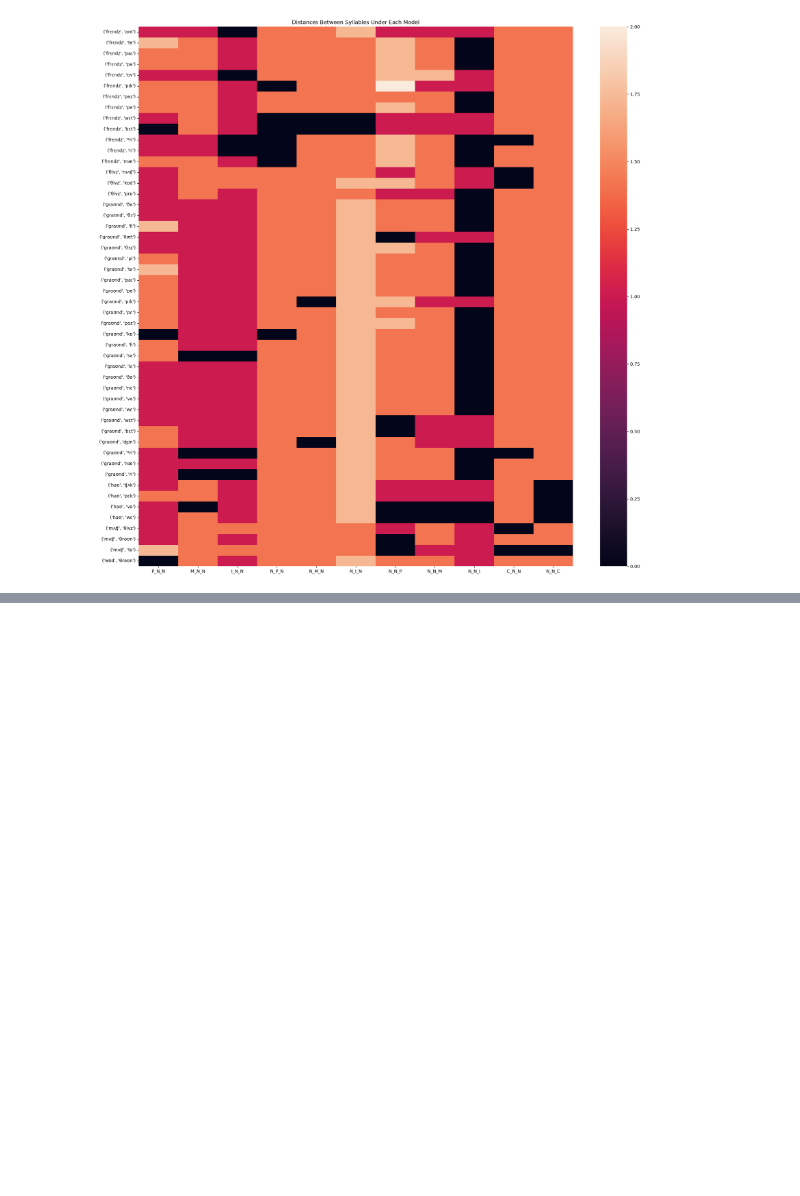
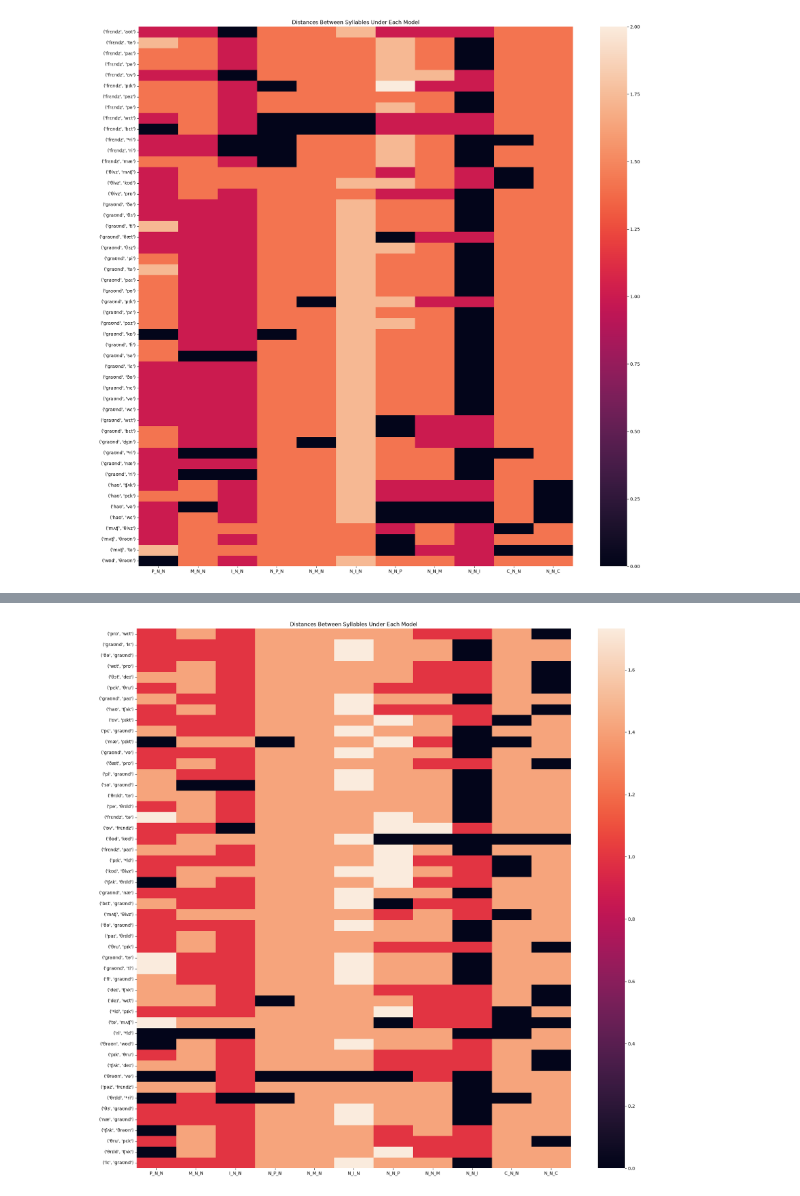
Before and after one commit to AmandaGiselleLily/TongueTwister, a Jupyter notebook: Analysis/syllable_pairs.ipynb, the cells around one changed output, grey strips where cells are left out. Saved outputs shown, nothing was run; the diff lists cells and outputs as text; code cells hidden in the pictures; blank space fills up the shorter version.

Commit message:
pairs target files

```diff
--- a/Analysis/syllable_pairs.ipynb
+++ b/Analysis/syllable_pairs.ipynb
@@ -345 +345,17 @@ for i in range(len(promising_samples)):
 ... (9 outputs left out)
+# %%
+import csv
+buckaroo = [('prɒ', 'wɛt'), ('ɡraʊnd', 'lɛ'), ('ðə', 'ɡraʊnd'), ('wɛt', 'prɒ'), ('θɔt', 'deɪ'), ('pɛk', 'θru'), ('ɡraʊnd', 'paɪ'), ('haʊ', 'ʧʌk'), ('ɒv', 'pɪkt'), ('pɛ', 'ɡraʊnd'), ('mæ', 'pɪkt'), ('ɡraʊnd', 'və'), ('ðæt', 'prɒ'), ('pi', 'ɡraʊnd'), ('sə', 'ɡraʊnd'), ('θrɪld', 'tə'), ('pə', 'θrɪld'), ('frɛndz', 'tə'), ('ɒv', 'frɛndz'), ('ðəd', 'kʊd'), ('frɛndz', 'paɪ'), ('pɪk', 'ᵊld'), ('kʊd', 'θivz'), ('ʧʌk', 'θrɪld'), ('ɡraʊnd', 'næ'), ('bɛt', 'ɡraʊnd'), ('mʌʧ', 'θivz'), ('ðə', 'ɡraʊnd'), ('paɪ', 'θrɪld'), ('θru', 'pɪk'), ('ɡraʊnd', 'tə'), ('ɡraʊnd', 'ti'), ('fi', 'ɡraʊnd'), ('deɪ', 'ʧʌk'), ('deɪ', 'wɛt'), ('ᵊld', 'pɪk'), ('tə', 'mʌʧ'), ('ri', 'ᵊld'), ('θrəʊn', 'wʊd'), ('pɪk', 'θru'), ('ʧʌk', 'deɪ'), ('θrəʊn', 'və'), ('pəz', 'frɛndz'), ('θrɪld', 'ᵊri'), ('θɜ', 'ɡraʊnd'), ('næ', 'ɡraʊnd'), ('ʧʌk', 'θrəʊn'), ('θru', 'pɛk'), ('θrɪld', 'ʧʌk'), ('lɛ', 'ɡraʊnd')]
+
+for buck in buckaroo:
+    buck = buck[0] + " " + buck[1]
+
+with open("syllable_pairs.csv", mode="w", newline="", encoding="utf-8") as file:
+    writer = csv.writer(file)
+    writer.writerows(buckaroo)
+# %%
+plt.figure(figsize=[22,22])
+plt.title("Distances Between Syllables Under Each Model")
+ax = sns.heatmap(ds.make_predictions(buckaroo), yticklabels=buckaroo,xticklabels=["P_N_N","M_N_N","I_N_N","N_P_N","N_M_N","N_I_N","N_N_P","N_N_M","N_N_I","C_N_N","N_N_C"])
+# %% [output]
+[figure, added]
```
Also changed, not shown: parts of 1 cell of this notebook, 44 other files.
